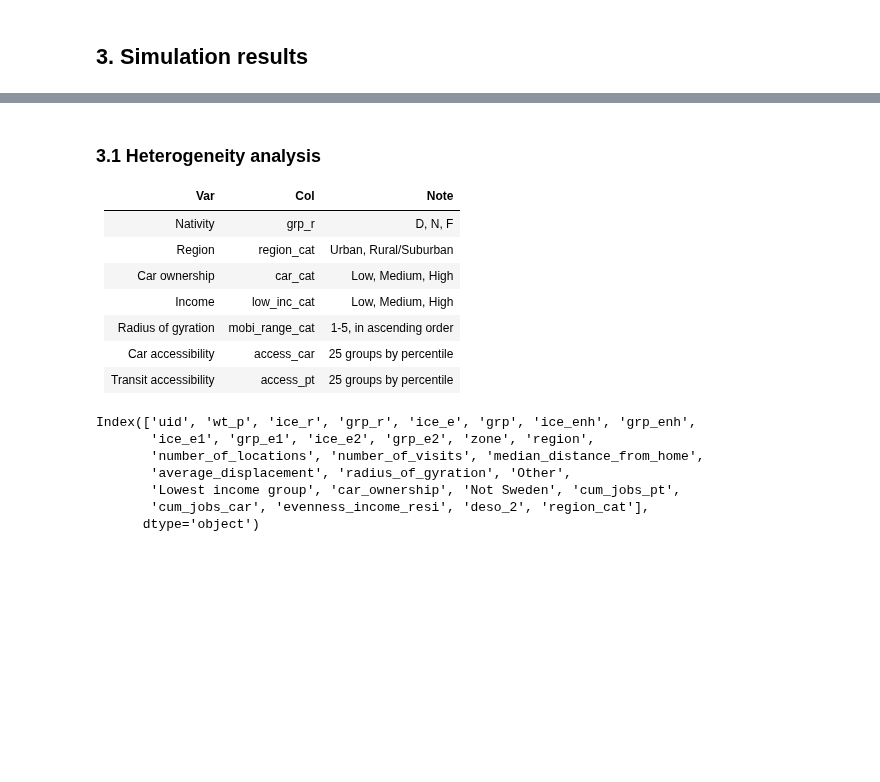
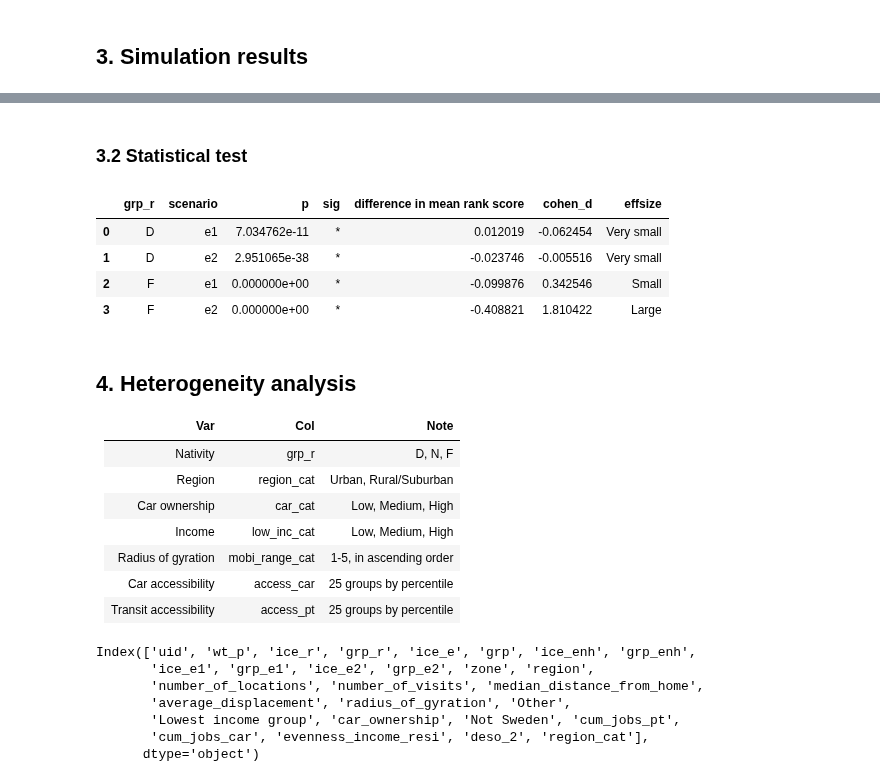
Before and after one commit to MobiSegInsights/mobi-social-segregation-se, a Jupyter notebook: src/MobiSegInsightsSE.models.1.0/45-model-seg-e-vs-r-sims.ipynb, the cells around one changed output, grey strips where cells are left out. Drawn from its saved outputs; the diff is of its cells as text; code cells hidden in the pictures; blank space fills up the shorter version.

```diff
--- a/src/MobiSegInsightsSE.models.1.0/45-model-seg-e-vs-r-sims.ipynb
+++ b/src/MobiSegInsightsSE.models.1.0/45-model-seg-e-vs-r-sims.ipynb
@@ -352,0 +458,2 @@ for rg in ('Stockholm', 'Gothenburg', 'Malmo'):
+# %% [markdown]
+### 3.2 Statistical test
@@ -353,5 +505,27 @@ for rg in ('Stockholm', 'Gothenburg', 'Malmo'):
+# %%
+weight = 'wt_p'
+var1 = 'ice_enh'
+res_list = []
+for grp in ('D', 'F'):
+    for var2 in ('ice_e1', 'ice_e2'):
+        est, pvalue = wmu_test(data=df_sim.loc[df_sim['grp_r']==grp, :], var1=var2, var2=var1, weight=weight)
+        cohend = cohen_d(data=df_sim.loc[df_sim['grp_r']==grp, :], var1=var2, var2=var1, weight=weight)
+        if pvalue > 0.001:
+            sig = '-'
+        else:
+            sig = '*'
+        res_list.append((grp, var2.split('_')[-1], pvalue, sig, est, cohend))
+df_res = pd.DataFrame(res_list, columns=['grp_r', 'scenario', 'p', 'sig', 'difference in mean rank score', 'cohen_d'])
+df_res.loc[:, 'effsize'] = df_res.loc[:, 'cohen_d'].apply(lambda x: eff_size(x))
+df_res
+# %% [output]
+|  | grp_r | scenario | p | sig | difference in mean rank score | cohen_d | effsize |
+| 0 | D | e1 | 7.034762e-11 | * | 0.012019 | -0.062454 | Very small |
+| 1 | D | e2 | 2.951065e-38 | * | -0.023746 | -0.005516 | Very small |
+| 2 | F | e1 | 0.000000e+00 | * | -0.099876 | 0.342546 | Small |
+| 3 | F | e2 | 0.000000e+00 | * | -0.408821 | 1.810422 | Large |
 # %% [markdown]
-### 3.1 Heterogeneity analysis
+## 4. Heterogeneity analysis
 | Var                   | Col            | Note                    |
 |-----------------------|----------------|-------------------------|
 | Nativity              | grp_r          | D, N, F                 |
```
Also changed, not shown: parts of 35 cells of this notebook, 29 other files.
